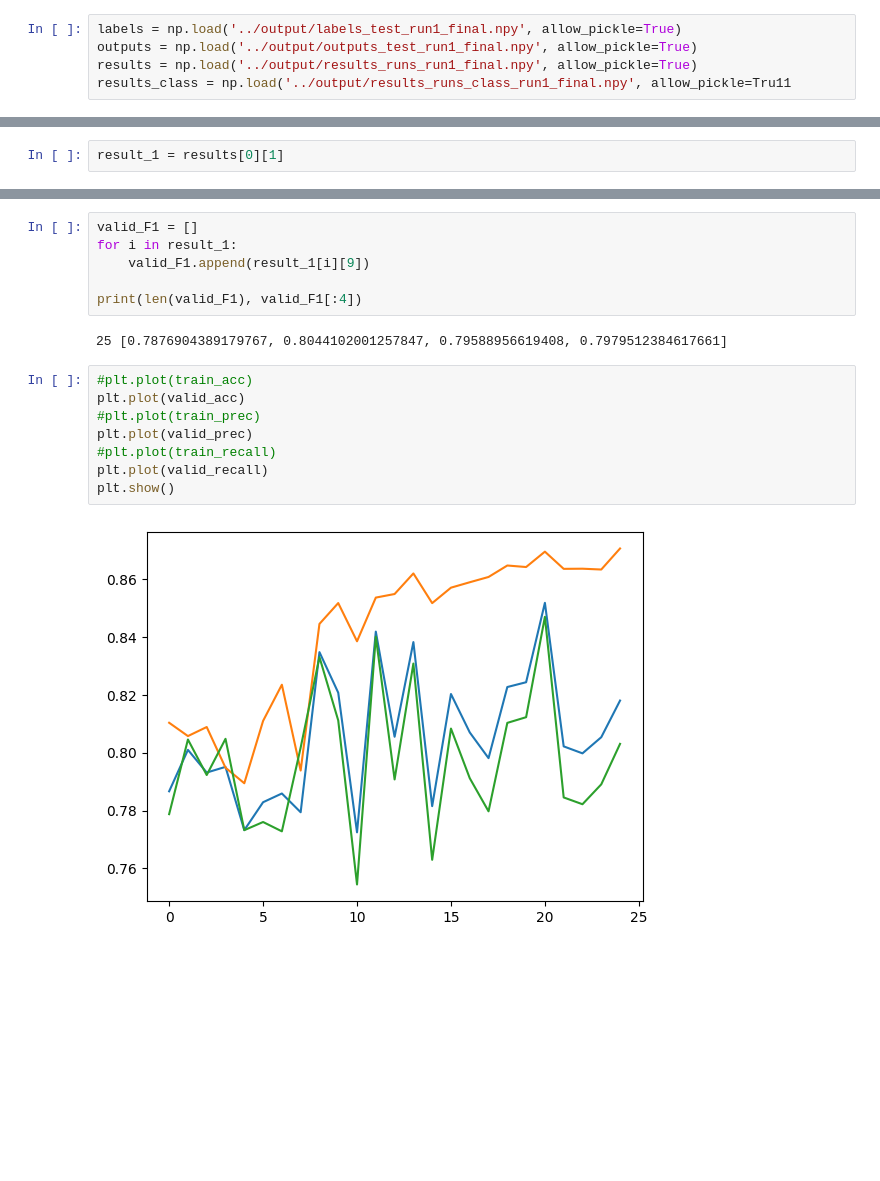
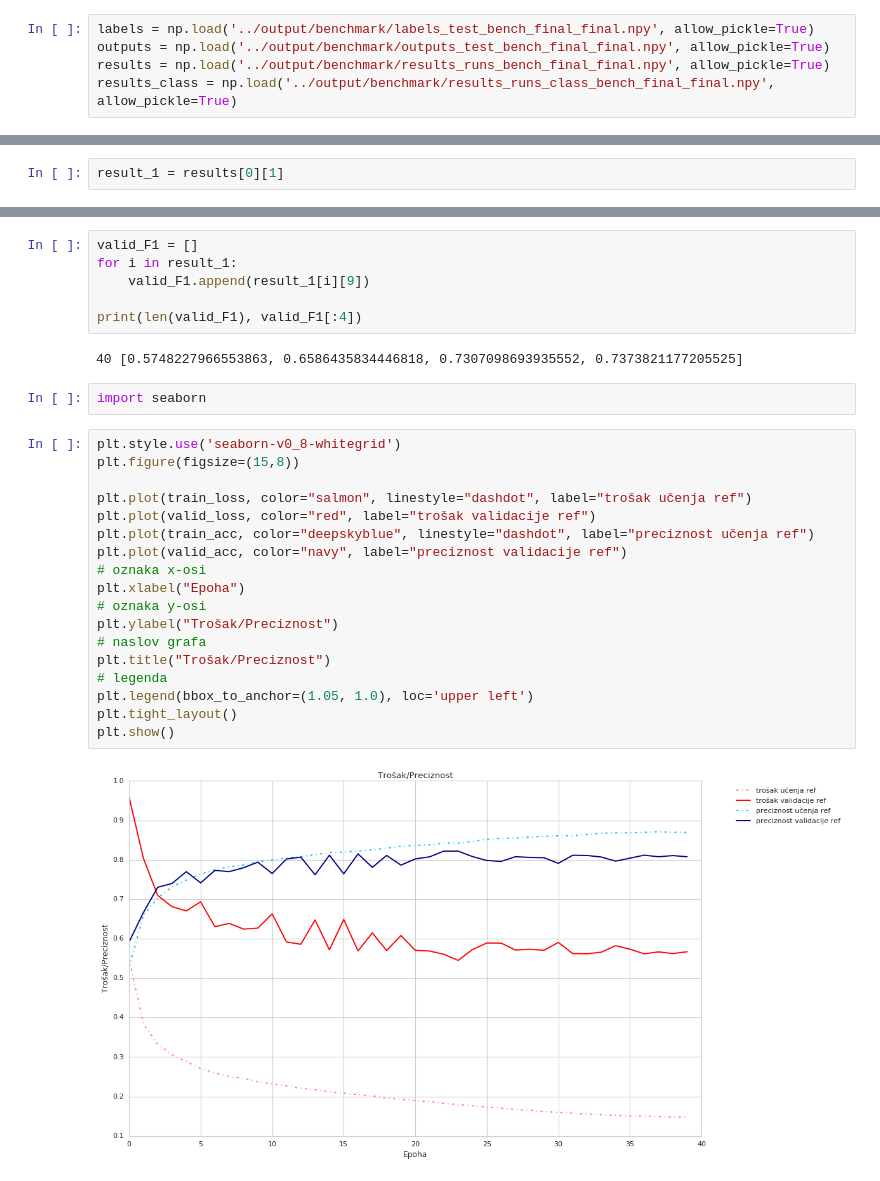
Before and after one commit to emadonev/morfologija_galaksija, a Jupyter notebook: galaxy_morph/nbs/results.ipynb, the cells around one changed output, grey strips where cells are left out. Cells and saved outputs as stored; diff of their text form; blank space fills up the shorter version.

```diff
--- a/galaxy_morph/nbs/results.ipynb
+++ b/galaxy_morph/nbs/results.ipynb
@@ -36,8 +39,8 @@ import cvt_benchmark as cvtb
 # %%
-labels = np.load('../output/labels_test_run1_final.npy', allow_pickle=True)
-outputs = np.load('../output/outputs_test_run1_final.npy', allow_pickle=True)
-results = np.load('../output/results_runs_run1_final.npy', allow_pickle=True)
-results_class = np.load('../output/results_runs_class_run1_final.npy', allow_pickle=Tru11
+labels = np.load('../output/benchmark/labels_test_bench_final_final.npy', allow_pickle=True)
+outputs = np.load('../output/benchmark/outputs_test_bench_final_final.npy', allow_pickle=True)
+results = np.load('../output/benchmark/results_runs_bench_final_final.npy', allow_pickle=True)
+results_class = np.load('../output/benchmark/results_runs_class_bench_final_final.npy', allow_pickle=True)
 # %%
 results[0][1][0]
 # %% [output]
@@ -132,14 +135,26 @@ for i in result_1:
 
 print(len(valid_F1), valid_F1[:4])
 # %% [output]
-25 [0.7876904389179767, 0.8044102001257847, 0.79588956619408, 0.7979512384617661]
+40 [0.5748227966553863, 0.6586435834446818, 0.7307098693935552, 0.7373821177205525]
-# %%
-#plt.plot(train_acc)
-plt.plot(valid_acc)
-#plt.plot(train_prec)
-plt.plot(valid_prec)
-#plt.plot(train_recall)
-plt.plot(valid_recall)
-plt.show()
-# %% [output]
-[figure, removed]
+# %%
+import seaborn
+# %%
+plt.style.use('seaborn-v0_8-whitegrid')
+plt.figure(figsize=(15,8))
+
+plt.plot(train_loss, color="salmon", linestyle="dashdot", label="trošak učenja ref")
+plt.plot(valid_loss, color="red", label="trošak validacije ref")
+plt.plot(train_acc, color="deepskyblue", linestyle="dashdot", label="preciznost učenja ref")
+plt.plot(valid_acc, color="navy", label="preciznost validacije ref")
+# oznaka x-osi
+plt.xlabel("Epoha")
+# oznaka y-osi
+plt.ylabel("Trošak/Preciznost")
+# naslov grafa
+plt.title("Trošak/Preciznost")
+# legenda
+plt.legend(bbox_to_anchor=(1.05, 1.0), loc='upper left')
+plt.tight_layout()
+plt.show()
+# %% [output]
+[figure, added]
```
Also changed, not shown: parts of 19 cells of this notebook, 6 other files.
